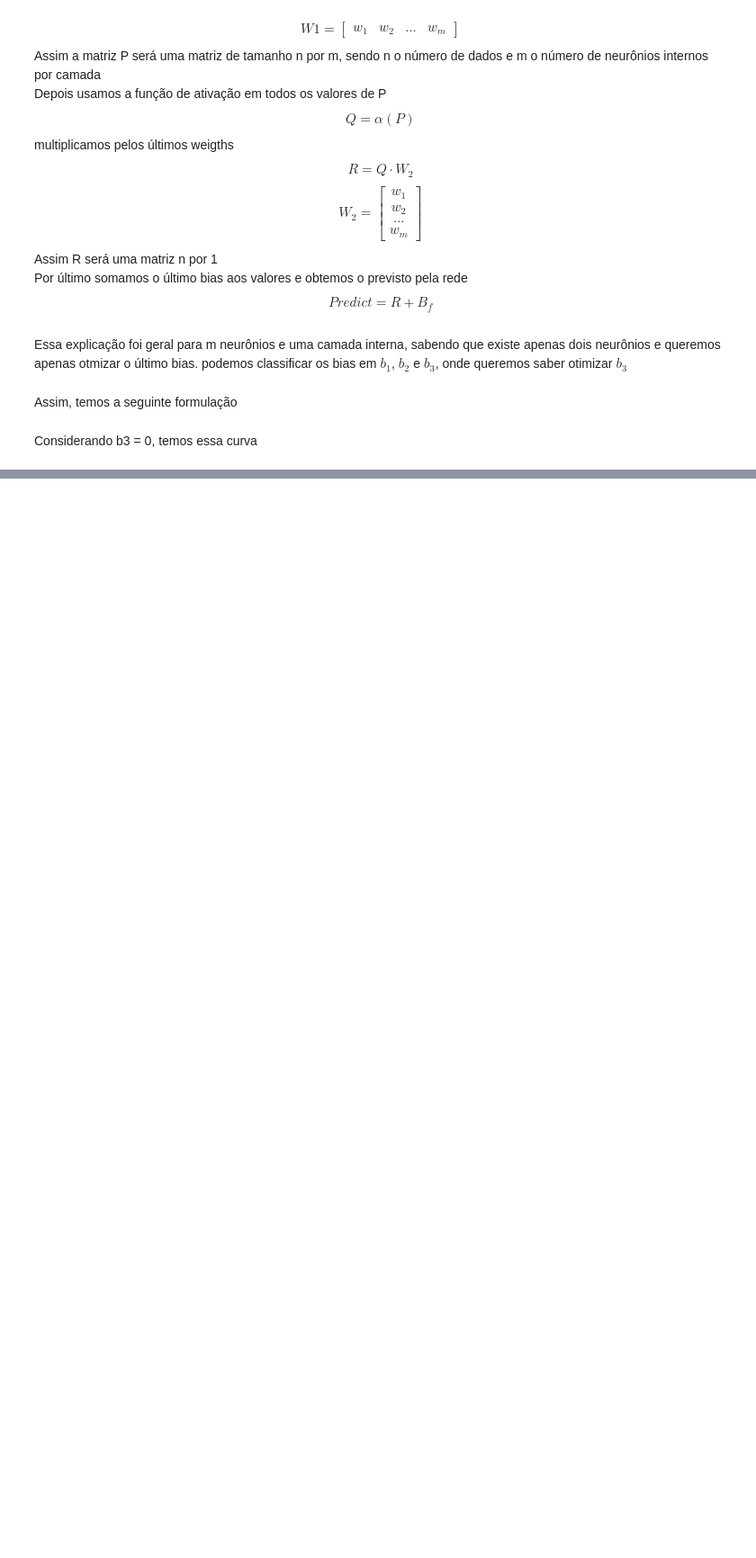
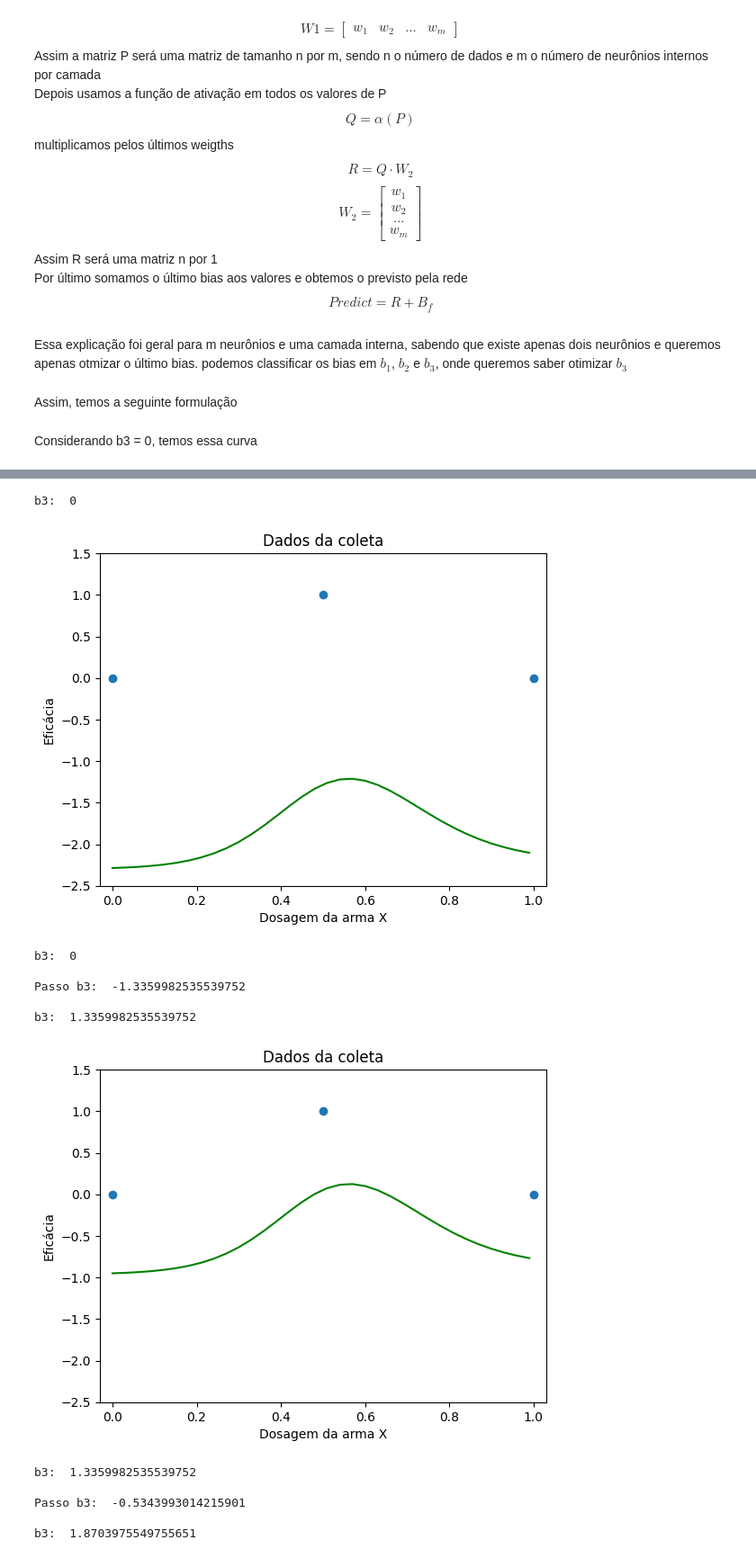
Before and after one commit to Gian-Figueiredo/mat-comp, a Jupyter notebook: atv2-d.ipynb, the cells around one changed output, grey strips where cells are left out. Shown: that part at 90% size. Saved outputs shown, nothing was run; the diff lists cells and outputs as text; code cells hidden in the pictures; blank space fills up the shorter version.

```diff
--- a/atv2-d.ipynb
+++ b/atv2-d.ipynb
@@ -88,7 +88,7 @@ b3 = [0]
 
 #Outros dados importantes são o números de passos, que definirá nossa condição de parada e a taxa de aprendizado
 learning_rate = 0.1
-steps = 1000
+steps = 10
 # %%
 def predict(x):
     return (sigmoid((x @ W1) + B1) @ W2) + b3
@@ -116,0 +124,29 @@ plotar()
+# %%
+derivada_residual = lambda pred : 2 * (pred - y)
+# %%
+print("b3: ", b3[0])
+plotar()
+for _ in range(steps):
+    print("b3: ", b3[0])
+    gradiente_b3 = derivada_residual(predict(x)[:,0])
+    step_b3 = np.sum(gradiente_b3) * learning_rate
+    print()
+    print("Passo b3: ", step_b3)
+    b3 -= step_b3
+    print()
+    print("b3: ", b3[0])
+    plotar()
+# %% [output]
+b3:  0
+[figure, added]
+b3:  0
+
+Passo b3:  -1.3359982535539752
+
+b3:  1.3359982535539752
+[figure, added]
+b3:  1.3359982535539752
+
+Passo b3:  -0.5343993014215901
+
+b3:  1.8703975549755651
```
Also changed, not shown: parts of 5 cells of this notebook.
